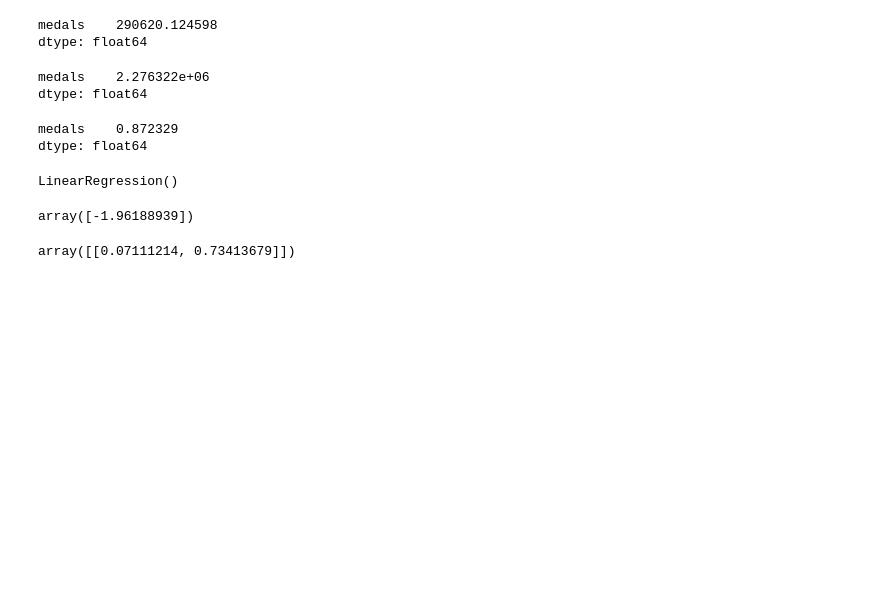
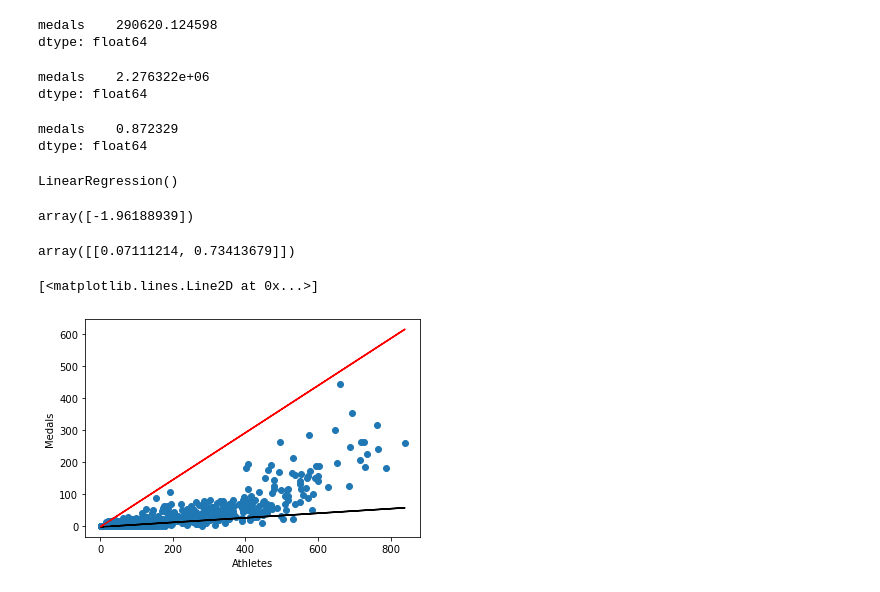
Before and after one commit to kwolf3/Experiments, a Jupyter notebook: Linear Regression from Scratch.ipynb, the cells around one changed output. Drawn from its saved outputs; the diff is of its cells as text; code cells hidden in the pictures; blank space fills up the shorter version.

Commit message:
Add scatter plot

```diff
--- a/Linear Regression from Scratch.ipynb
+++ b/Linear Regression from Scratch.ipynb
@@ -203,3 +203,17 @@ array([-1.96188939])
 lr.coef_
 # %% [output]
 array([[0.07111214, 0.73413679]])
+# %%
+# This just a scatter plot with some lines plotting the resulting y-intercept and slope
+plt.scatter(teams[["athletes"]], teams[["medals"]])
+plt.xlabel("Athletes")
+plt.ylabel("Medals")
+
+# this is how to plot the line
+plt.plot(teams[["athletes"]], -1.961889 + 0.071112 * teams[["athletes"]], color = "k") #line for expected medals
+plt.plot(teams[["athletes"]], -1.961889 + 0.734137 * teams[["athletes"]], color = "r") #line for previous medals
+
+#plt.plot(teams[["athletes"]], -1.961889 + (0.071112 * teams[["athletes"]]) + (0.734137 * teams[["athletes"]]), color = "b")
+# %% [output]
+[<matplotlib.lines.Line2D at 0x...>]
+[figure, added]
```
